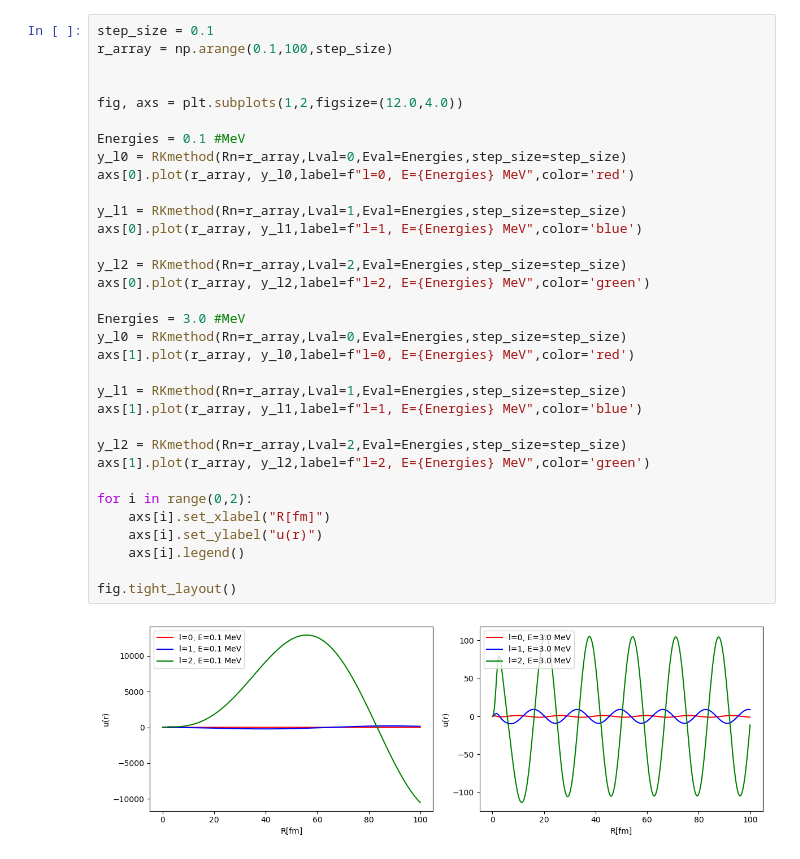
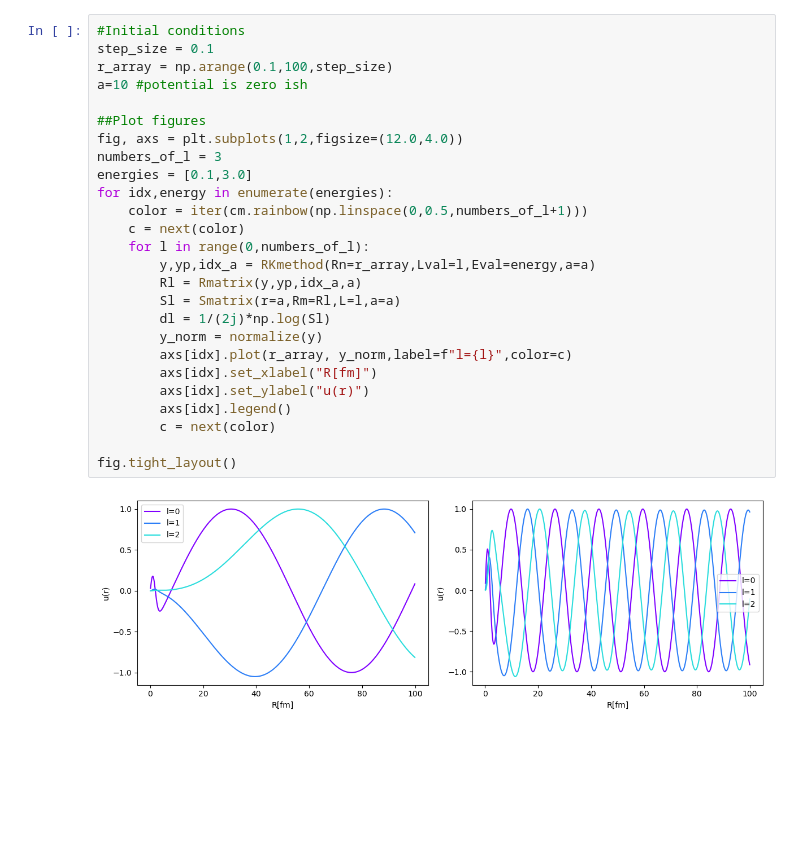
Before and after one commit to danielaramirez415/nuclear_reactions, a Jupyter notebook: homework1_nr_power_rangers.ipynb, the cells around one changed output. Saved outputs shown, nothing was run; the diff lists cells and outputs as text; blank space fills up the shorter version.

```diff
--- a/homework1_nr_power_rangers.ipynb
+++ b/homework1_nr_power_rangers.ipynb
@@ -71,35 +64,28 @@ fig.tight_layout()
-# %%
-step_size = 0.1
-r_array = np.arange(0.1,100,step_size)
-
-
-fig, axs = plt.subplots(1,2,figsize=(12.0,4.0))
-
-Energies = 0.1 #MeV
-y_l0 = RKmethod(Rn=r_array,Lval=0,Eval=Energies,step_size=step_size)
-axs[0].plot(r_array, y_l0,label=f"l=0, E={Energies} MeV",color='red')
-
-y_l1 = RKmethod(Rn=r_array,Lval=1,Eval=Energies,step_size=step_size)
-axs[0].plot(r_array, y_l1,label=f"l=1, E={Energies} MeV",color='blue')
-
-y_l2 = RKmethod(Rn=r_array,Lval=2,Eval=Energies,step_size=step_size)
-axs[0].plot(r_array, y_l2,label=f"l=2, E={Energies} MeV",color='green')
-
-Energies = 3.0 #MeV
-y_l0 = RKmethod(Rn=r_array,Lval=0,Eval=Energies,step_size=step_size)
-axs[1].plot(r_array, y_l0,label=f"l=0, E={Energies} MeV",color='red')
-
-y_l1 = RKmethod(Rn=r_array,Lval=1,Eval=Energies,step_size=step_size)
-axs[1].plot(r_array, y_l1,label=f"l=1, E={Energies} MeV",color='blue')
-
-y_l2 = RKmethod(Rn=r_array,Lval=2,Eval=Energies,step_size=step_size)
-axs[1].plot(r_array, y_l2,label=f"l=2, E={Energies} MeV",color='green')
-
-for i in range(0,2):
-    axs[i].set_xlabel("R[fm]")
-    axs[i].set_ylabel("u(r)")
-    axs[i].legend()
-
-fig.tight_layout()
-# %% [output]
-[figure, removed]
+# %%
+#Initial conditions
+step_size = 0.1
+r_array = np.arange(0.1,100,step_size)
+a=10 #potential is zero ish
+
+##Plot figures
+fig, axs = plt.subplots(1,2,figsize=(12.0,4.0))
+numbers_of_l = 3
+energies = [0.1,3.0]
+for idx,energy in enumerate(energies):
+    color = iter(cm.rainbow(np.linspace(0,0.5,numbers_of_l+1)))
+    c = next(color)
+    for l in range(0,numbers_of_l):
+        y,yp,idx_a = RKmethod(Rn=r_array,Lval=l,Eval=energy,a=a)
+        Rl = Rmatrix(y,yp,idx_a,a)
+        Sl = Smatrix(r=a,Rm=Rl,L=l,a=a)
+        dl = 1/(2j)*np.log(Sl)
+        y_norm = normalize(y)
+        axs[idx].plot(r_array, y_norm,label=f"l={l}",color=c)
+        axs[idx].set_xlabel("R[fm]")
+        axs[idx].set_ylabel("u(r)")
+        axs[idx].legend()
+        c = next(color)
+
+fig.tight_layout()
+# %% [output]
+[figure, added]
```
Also changed, not shown: parts of 4 cells of this notebook.
